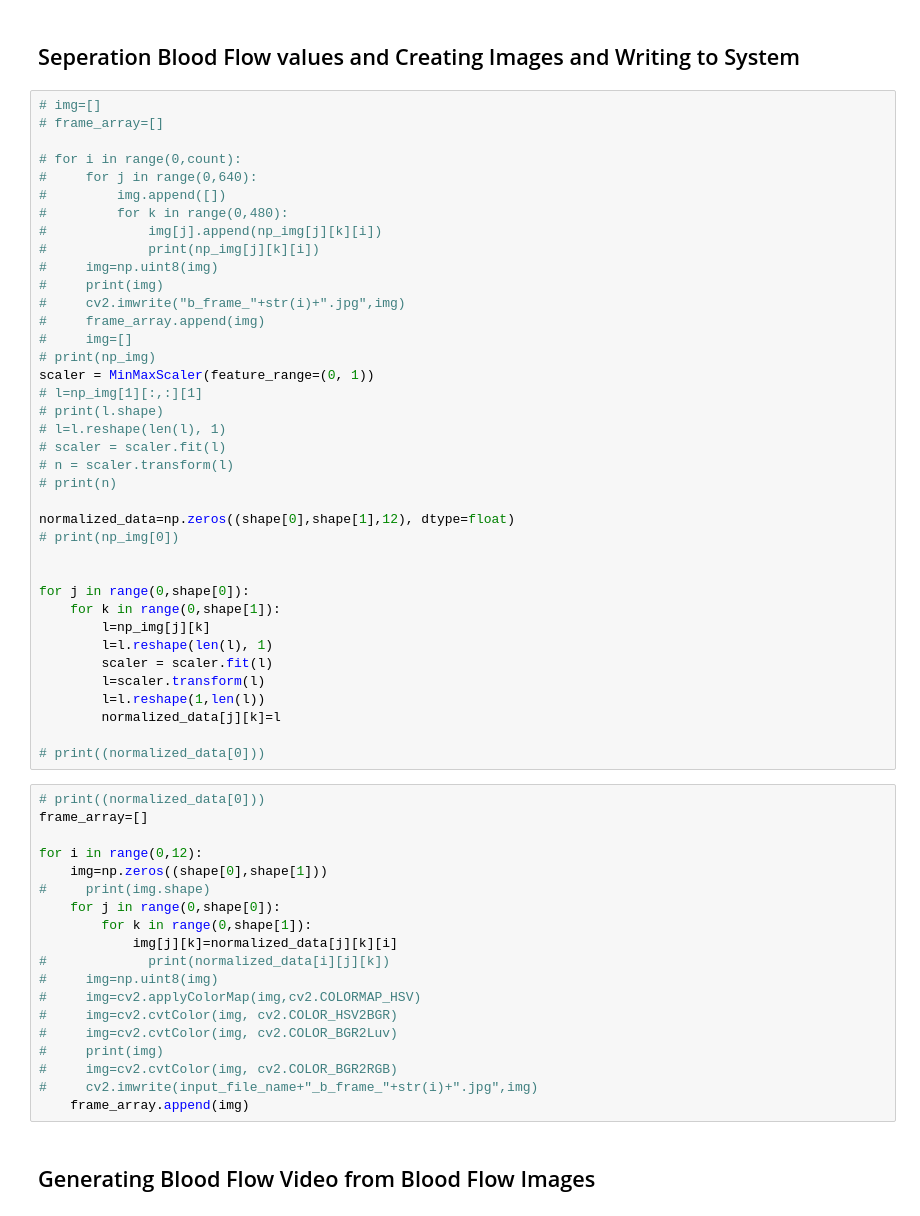
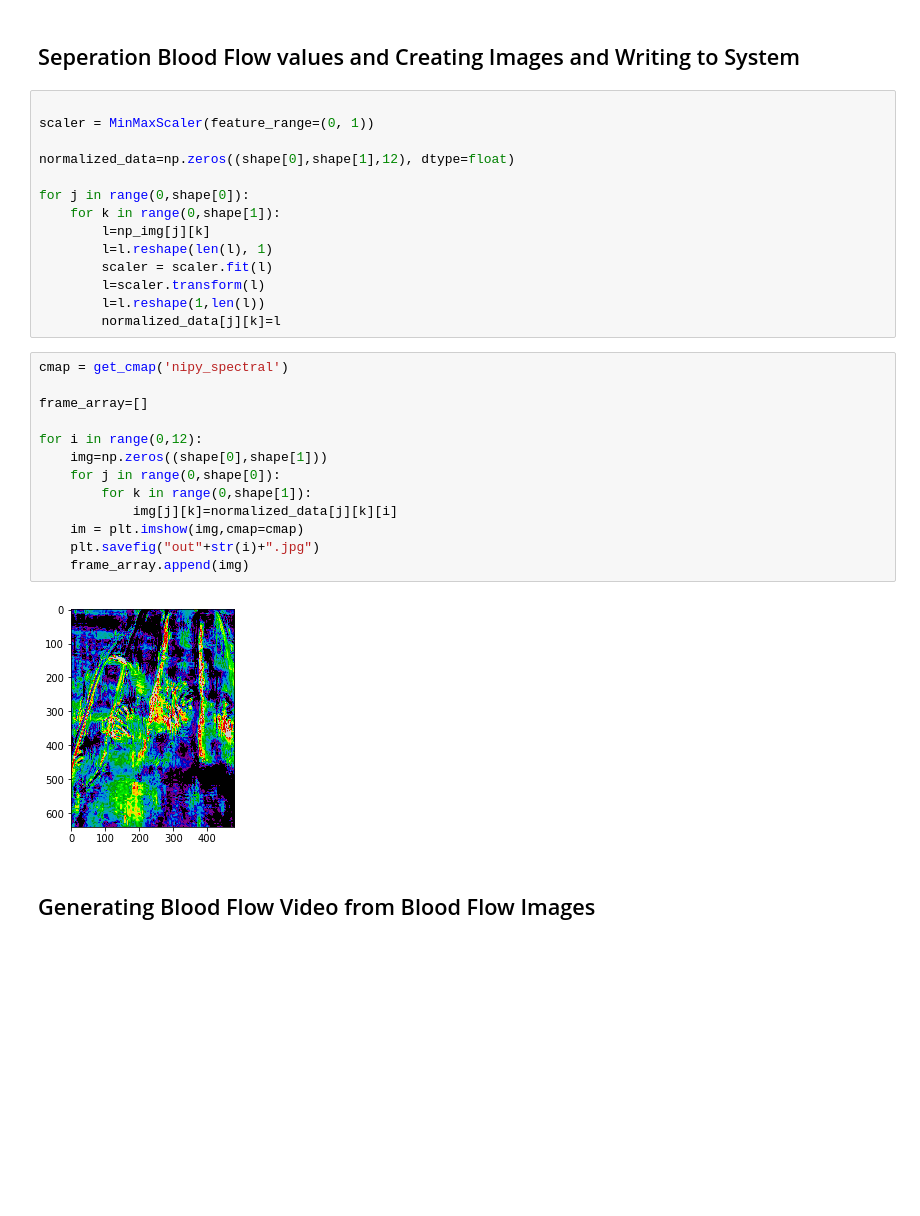
Before and after one commit to SvrAdityaReddy/Thermography_based_Blood_Flow_Imaging, a Jupyter notebook: main/thermal_blood_flow.ipynb, the cells around one changed output. Cells and saved outputs as stored; diff of their text form; blank space fills up the shorter version.

```diff
--- a/main/thermal_blood_flow.ipynb
+++ b/main/thermal_blood_flow.ipynb
@@ -135,32 +105,10 @@ np_img=np.real(np_img)
 # %% [markdown]
 ## Seperation Blood Flow values and Creating Images and Writing to System
 # %%
-# img=[]
-# frame_array=[]
 
-# for i in range(0,count):
-#     for j in range(0,640):
-#         img.append([])
-#         for k in range(0,480):
-#             img[j].append(np_img[j][k][i])
-#             print(np_img[j][k][i])
-#     img=np.uint8(img)
-#     print(img)
-#     cv2.imwrite("b_frame_"+str(i)+".jpg",img)
-#     frame_array.append(img)
-#     img=[]
-# print(np_img)
 scaler = MinMaxScaler(feature_range=(0, 1))
-# l=np_img[1][:,:][1]
-# print(l.shape)
-# l=l.reshape(len(l), 1)
-# scaler = scaler.fit(l)
-# n = scaler.transform(l)
-# print(n)
 
 normalized_data=np.zeros((shape[0],shape[1],12), dtype=float)
-# print(np_img[0])
-
 
 for j in range(0,shape[0]):
     for k in range(0,shape[1]):
@@ -170,27 +118,21 @@ for j in range(0,shape[0]):
         l=scaler.transform(l)
         l=l.reshape(1,len(l))
         normalized_data[j][k]=l
-
-# print((normalized_data[0]))
 # %%
-# print((normalized_data[0]))
+cmap = get_cmap('nipy_spectral')
+
 frame_array=[]
 
 for i in range(0,12):
     img=np.zeros((shape[0],shape[1]))
-#     print(img.shape)
     for j in range(0,shape[0]):
         for k in range(0,shape[1]):
             img[j][k]=normalized_data[j][k][i]
-#             print(normalized_data[i][j][k])
-#     img=np.uint8(img)
-#     img=cv2.applyColorMap(img,cv2.COLORMAP_HSV)
-#     img=cv2.cvtColor(img, cv2.COLOR_HSV2BGR)
-#     img=cv2.cvtColor(img, cv2.COLOR_BGR2Luv)
-#     print(img)
-#     img=cv2.cvtColor(img, cv2.COLOR_BGR2RGB)
-#     cv2.imwrite(input_file_name+"_b_frame_"+str(i)+".jpg",img)
+    im = plt.imshow(img,cmap=cmap)
+    plt.savefig("out"+str(i)+".jpg")
     frame_array.append(img)
+# %% [output]
+[figure, added]
 # %% [markdown]
 ## Generating Blood Flow Video from Blood Flow Images
 # %%
```
Also changed, not shown: parts of 3 cells of this notebook, 12 other files.
